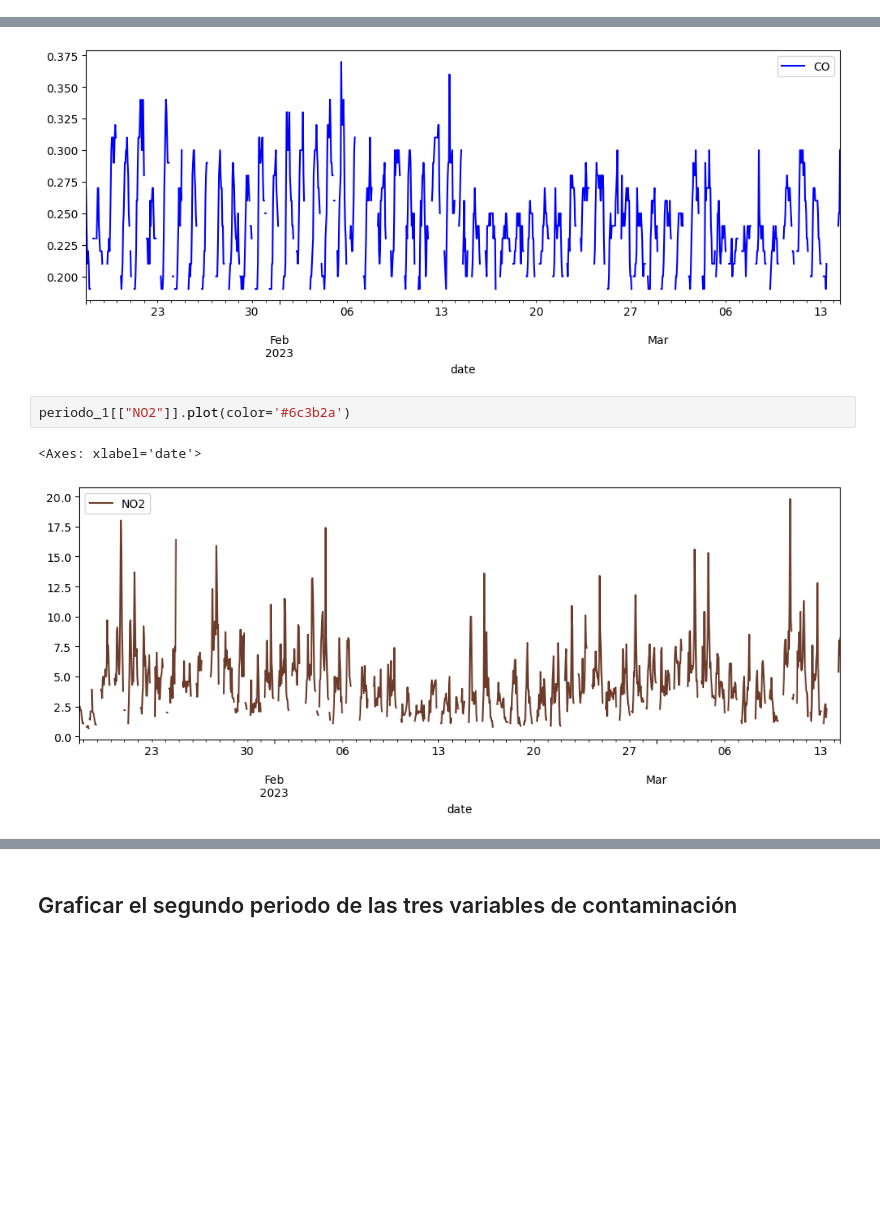
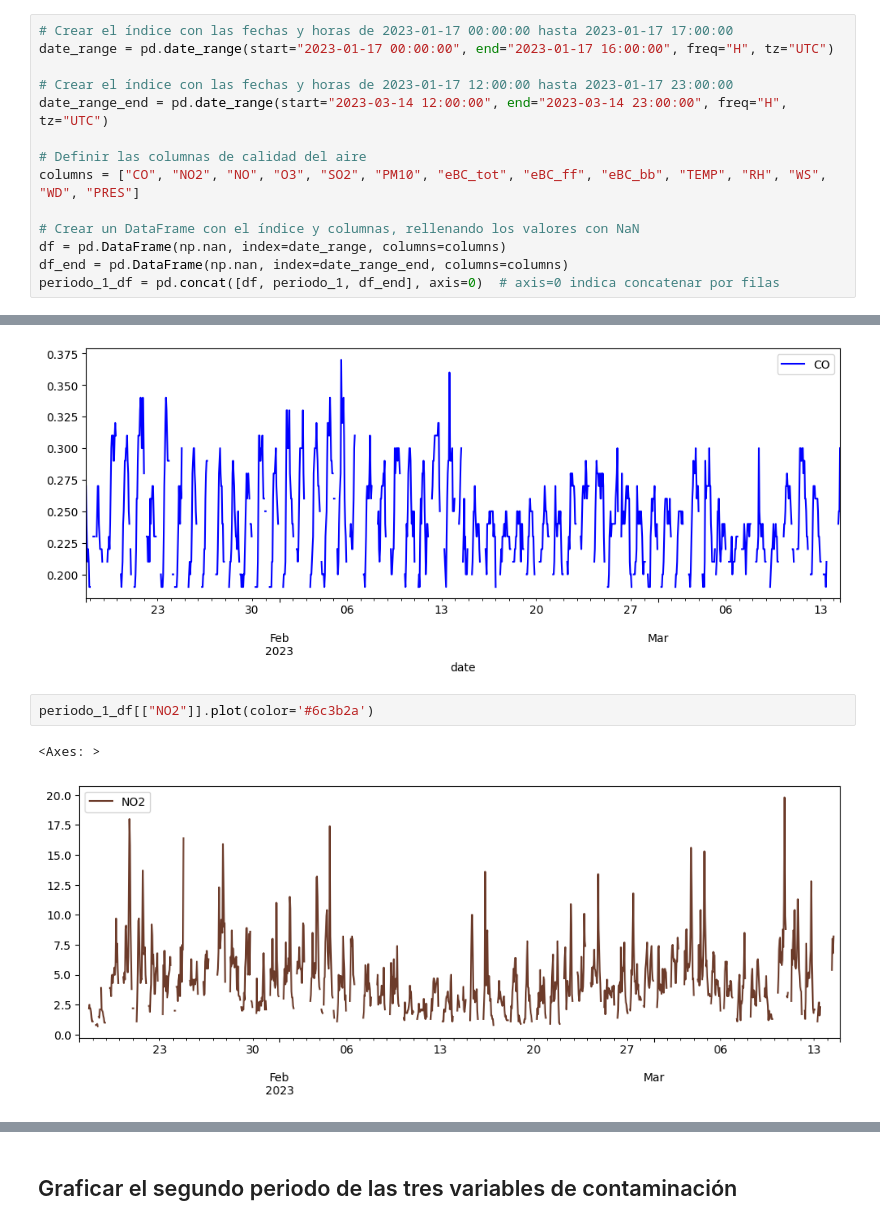
Before and after one commit to eigenric/TFG, a Jupyter notebook: notebooks/Pipeline3.ipynb, the cells around one changed output, grey strips where cells are left out. Cells and saved outputs as stored; diff of their text form; blank space fills up the shorter version.

```diff
--- a/notebooks/Pipeline3.ipynb
+++ b/notebooks/Pipeline3.ipynb
@@ -287,0 +292,14 @@ periodo_2
+# %%
+# Crear el índice con las fechas y horas de 2023-01-17 00:00:00 hasta 2023-01-17 17:00:00
+date_range = pd.date_range(start="2023-01-17 00:00:00", end="2023-01-17 16:00:00", freq="H", tz="UTC")
+
+# Crear el índice con las fechas y horas de 2023-01-17 12:00:00 hasta 2023-01-17 23:00:00
+date_range_end = pd.date_range(start="2023-03-14 12:00:00", end="2023-03-14 23:00:00", freq="H", tz="UTC")
+
+# Definir las columnas de calidad del aire
+columns = ["CO", "NO2", "NO", "O3", "SO2", "PM10", "eBC_tot", "eBC_ff", "eBC_bb", "TEMP", "RH", "WS", "WD", "PRES"]
+
+# Crear un DataFrame con el índice y columnas, rellenando los valores con NaN
+df = pd.DataFrame(np.nan, index=date_range, columns=columns)
+df_end = pd.DataFrame(np.nan, index=date_range_end, columns=columns)
+periodo_1_df = pd.concat([df, periodo_1, df_end], axis=0)  # axis=0 indica concatenar por filas
@@ -304,8 +563,8 @@ plt.show()
 # %% [output]
 [figure]
 # %%
-periodo_1[["NO2"]].plot(color='#6c3b2a')
+periodo_1_df[["NO2"]].plot(color='#6c3b2a')
 # %% [output]
-<Axes: xlabel='date'>
+<Axes: >
-[figure, old version]
+[figure, new version]
 # %%
```
Also changed, not shown: parts of 61 cells of this notebook, 31 other files.
